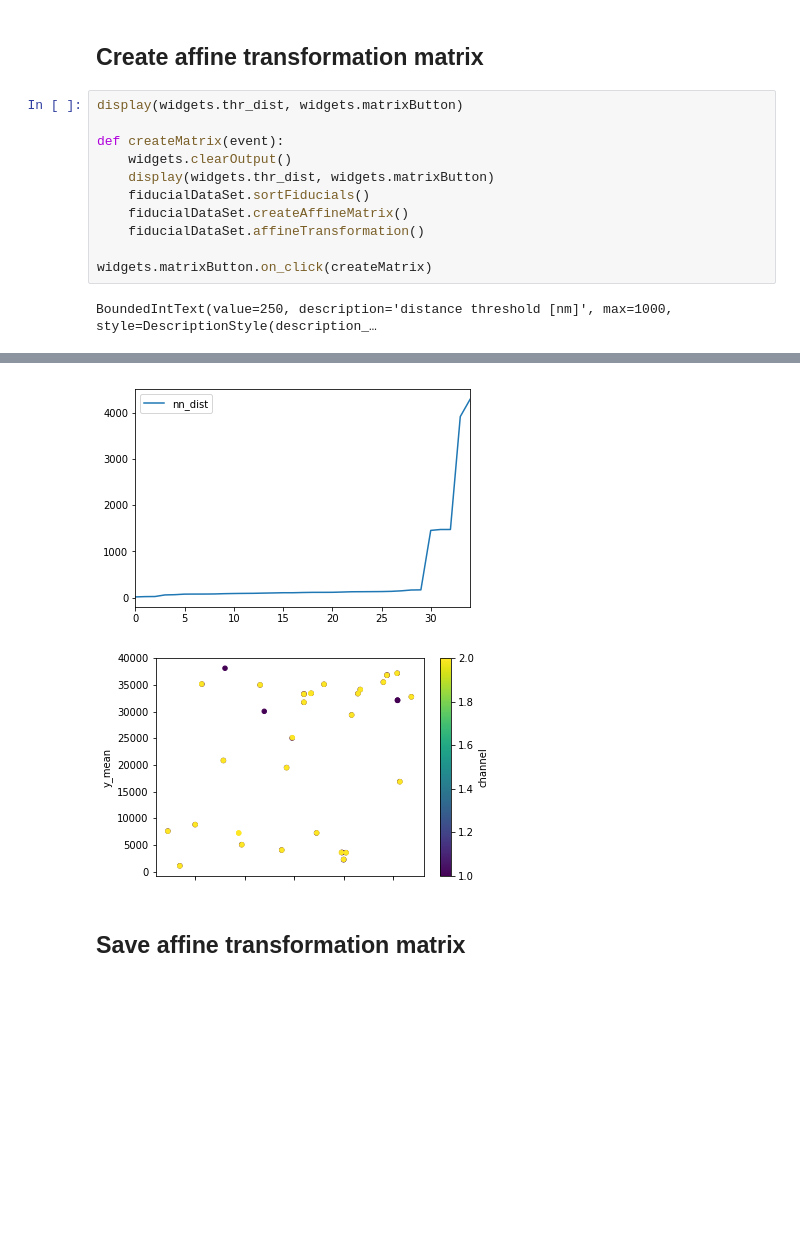
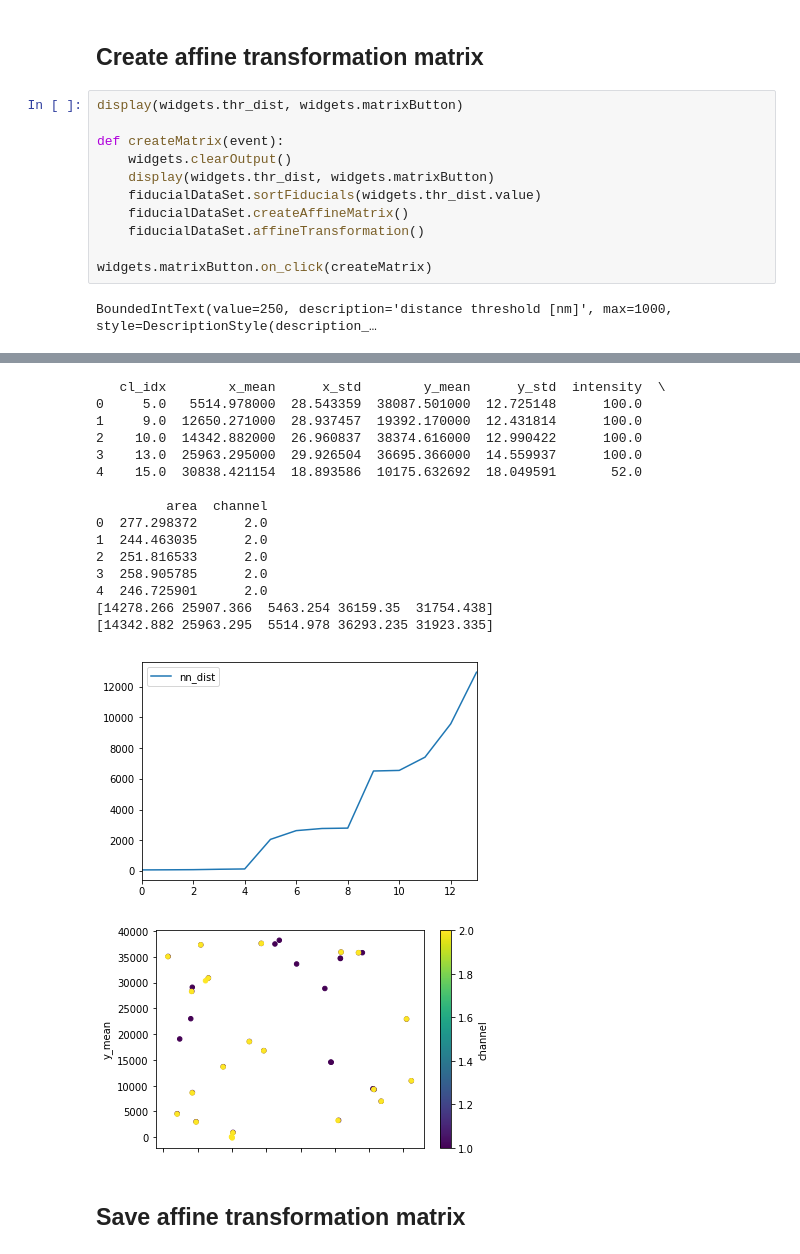
Before and after one commit to SMLMS/locAligner, a Jupyter notebook: register.ipynb, the cells around one changed output, grey strips where cells are left out. Drawn from its saved outputs; the diff is of its cells as text; blank space fills up the shorter version.

```diff
--- a/register.ipynb
+++ b/register.ipynb
@@ -166,19 +167,34 @@ HBox(children=(FloatSlider(value=-900.0, continuous_update=False, description='d
 # %%
 display(widgets.thr_dist, widgets.matrixButton)
 
 def createMatrix(event):
     widgets.clearOutput()
     display(widgets.thr_dist, widgets.matrixButton)
-    fiducialDataSet.sortFiducials()
+    fiducialDataSet.sortFiducials(widgets.thr_dist.value)
     fiducialDataSet.createAffineMatrix()
     fiducialDataSet.affineTransformation()
 
 widgets.matrixButton.on_click(createMatrix)
 # %% [output]
 BoundedIntText(value=250, description='distance threshold [nm]', max=1000, style=DescriptionStyle(description_…
 [interactive output not drawn]
+   cl_idx        x_mean      x_std        y_mean      y_std  intensity  \
+0     5.0   5514.978000  28.543359  38087.501000  12.725148      100.0
+1     9.0  12650.271000  28.937457  19392.170000  12.431814      100.0
+2    10.0  14342.882000  26.960837  38374.616000  12.990422      100.0
+3    13.0  25963.295000  29.926504  36695.366000  14.559937      100.0
+4    15.0  30838.421154  18.893586  10175.632692  18.049591       52.0
+
+         area  channel
+0  277.298372      2.0
+1  244.463035      2.0
+2  251.816533      2.0
+3  258.905785      2.0
+4  246.725901      2.0
+[14278.266 25907.366  5463.254 36159.35  31754.438]
+[14342.882 25963.295  5514.978 36293.235 31923.335]
-[figure, old version]
+[figure, new version]
-[figure, old version]
+[figure, new version]
 # %% [markdown]
 ## Save affine transformation matrix
 # %%
```
Also changed, not shown: parts of 5 cells of this notebook, 8 other files.
